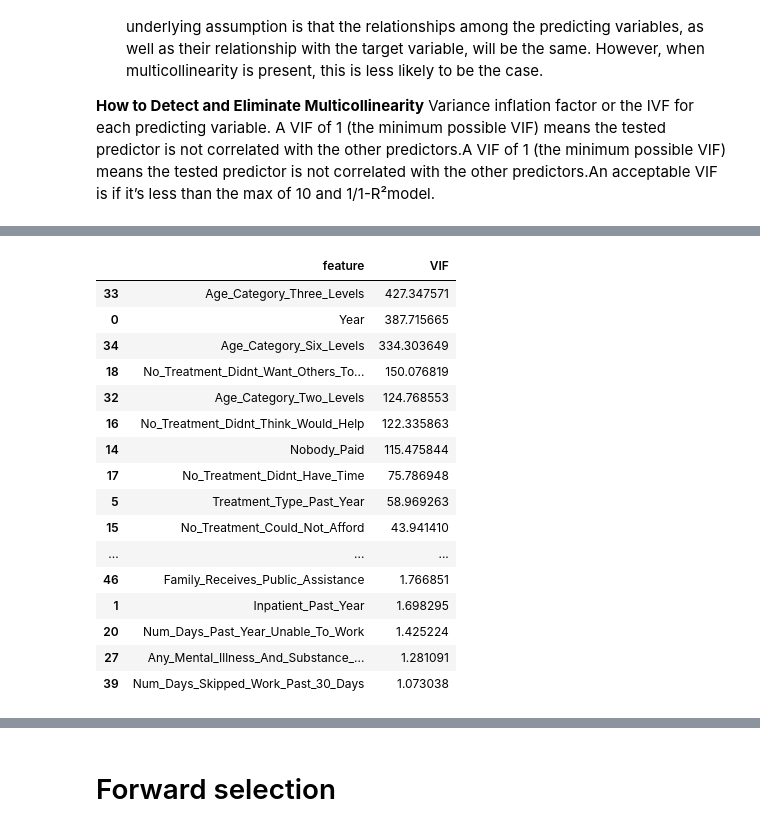
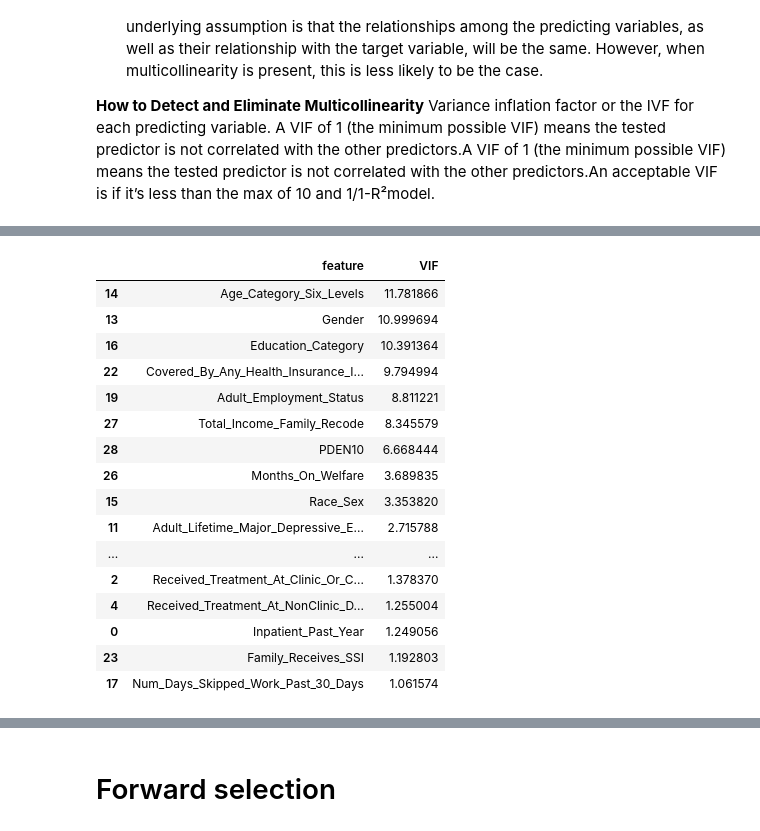
Before and after one commit to ml42322/correlationone_team2, a Jupyter notebook: Statistical Analysis.ipynb, the cells around one changed output, grey strips where cells are left out. Saved outputs shown, nothing was run; the diff lists cells and outputs as text; code cells hidden in the pictures.

```diff
--- a/Statistical Analysis.ipynb
+++ b/Statistical Analysis.ipynb
@@ -337,13 +437,29 @@ vif_data2.sort_values(by='VIF', ascending=False)
 # %%
-X3 = X2.drop(['No_Treatment_No_Transport_Inconvenient',
-             'No_Treatment_Confidentiality_Concerns',
-             'No_Treatment_Didnt_Think_Needed',
-             'No_Treatment_Other',
+X3 = X2.drop(['Outpatient_Past_Year',
+             'Prescription_Treatment_Past_Year',
+             'Any_Treatment_Past_Year',
+             'Perceived_Unmet_Need',
+             'Self_Paid',
+             'Private_Health_Insurance_Paid',
+             'Medicare_Paid',
+             'Medicaid_Paid',
+             'No_Treatment_Could_Not_Afford',
              'No_Treatment_Feared_Neighbors_Opinion',
              'No_Treatment_Insurance_Not_Covered_Enough',
+             'No_Treatment_Where_To_Go',
              'No_Treatment_Fear_Of_Being_Committed',
+             'No_Treatment_Didnt_Think_Needed',
              'No_Treatment_Handle_Problem_Without',
-             'No_Treatment_Where_To_Go'], axis=1)
+             'No_Treatment_Didnt_Think_Would_Help',
+             'No_Treatment_Didnt_Have_Time',
+             'No_Treatment_Other',
+             'Adult_Received_Counseling_Or_Meds_For_Depressive_Feelings_Past_Year',
+             'Work_Situation_Past_Week',
+             'Has_Private_Health_Insurance',
+             'Has_Other_Health_Insurance',
+             'Covered_By_Any_Health_Insurance',
+             'Total_Income_Family',
+             'County_Metro_NonMetro_Status'], axis=1)
 vif_data3 = pd.DataFrame()
 vif_data3["feature"] = X3.columns
 vif_data3["VIF"] = [variance_inflation_factor(X3.values, i) for i in range(len(X3.columns))]
@@ -369,32 +505,30 @@ vif_data3.sort_values(by='VIF', ascending=False)
 # %%
-X4 = X3.drop(['No_Treatment_Insurance_Not_Covered',
-              'No_Treatment_Feared_Effect_On_Job',
-              'Total_Income_Family_Recode',
-              'Covered_By_Any_Health_Insurance',
-              'Has_Medicare',
-              'Has_Private_Health_Insurance',
-              'Has_Other_Health_Insurance',
-              'Has_Medicaid_Or_CHIP',
-              'Has_Military_Benefit'], axis=1)
+X4 = X3.drop(['Worst_Psychological_Distress_Level',
+             'Overall_Health',
+             'Family_Receives_Food_Stamps',
+             'Total_Income_Respondent',
+             'Participated_In_One_Or_More_Government_Assistance_Programs',
+             'Poverty_Level',
+             'Serious_Psychological_Distress_Indicator_Past_Year'], axis=1)
 vif_data4 = pd.DataFrame()
 vif_data4["feature"] = X4.columns
 vif_data4["VIF"] = [variance_inflation_factor(X4.values, i) for i in range(len(X4.columns))]
 vif_data4.sort_values(by='VIF', ascending=False)
 # %% [output]
 |  | feature | VIF |
-| 33 | Age_Category_Three_Levels | 427.347571 |
-| 0 | Year | 387.715665 |
-| 34 | Age_Category_Six_Levels | 334.303649 |
-| 18 | No_Treatment_Didnt_Want_Others_To... | 150.076819 |
-| 32 | Age_Category_Two_Levels | 124.768553 |
-| 16 | No_Treatment_Didnt_Think_Would_Help | 122.335863 |
-| 14 | Nobody_Paid | 115.475844 |
-| 17 | No_Treatment_Didnt_Have_Time | 75.786948 |
-| 5 | Treatment_Type_Past_Year | 58.969263 |
-| 15 | No_Treatment_Could_Not_Afford | 43.941410 |
+| 14 | Age_Category_Six_Levels | 11.781866 |
+| 13 | Gender | 10.999694 |
+| 16 | Education_Category | 10.391364 |
+| 22 | Covered_By_Any_Health_Insurance_I... | 9.794994 |
+| 19 | Adult_Employment_Status | 8.811221 |
+| 27 | Total_Income_Family_Recode | 8.345579 |
+| 28 | PDEN10 | 6.668444 |
+| 26 | Months_On_Welfare | 3.689835 |
+| 15 | Race_Sex | 3.353820 |
+| 11 | Adult_Lifetime_Major_Depressive_E... | 2.715788 |
 | ... | ... | ... |
-| 46 | Family_Receives_Public_Assistance | 1.766851 |
-| 1 | Inpatient_Past_Year | 1.698295 |
-| 20 | Num_Days_Past_Year_Unable_To_Work | 1.425224 |
-| 27 | Any_Mental_Illness_And_Substance_... | 1.281091 |
-| 39 | Num_Days_Skipped_Work_Past_30_Days | 1.073038 |
+| 2 | Received_Treatment_At_Clinic_Or_C... | 1.378370 |
+| 4 | Received_Treatment_At_NonClinic_D... | 1.255004 |
+| 0 | Inpatient_Past_Year | 1.249056 |
+| 23 | Family_Receives_SSI | 1.192803 |
+| 17 | Num_Days_Skipped_Work_Past_30_Days | 1.061574 |
```
Also changed, not shown: parts of 47 cells of this notebook.
